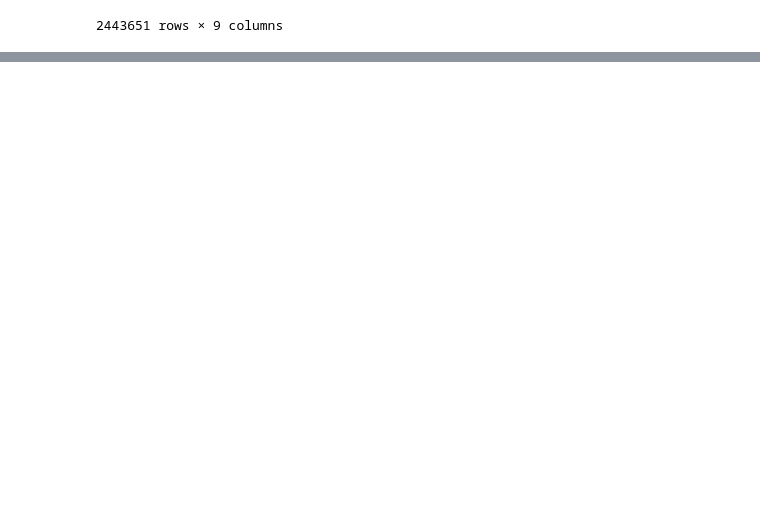
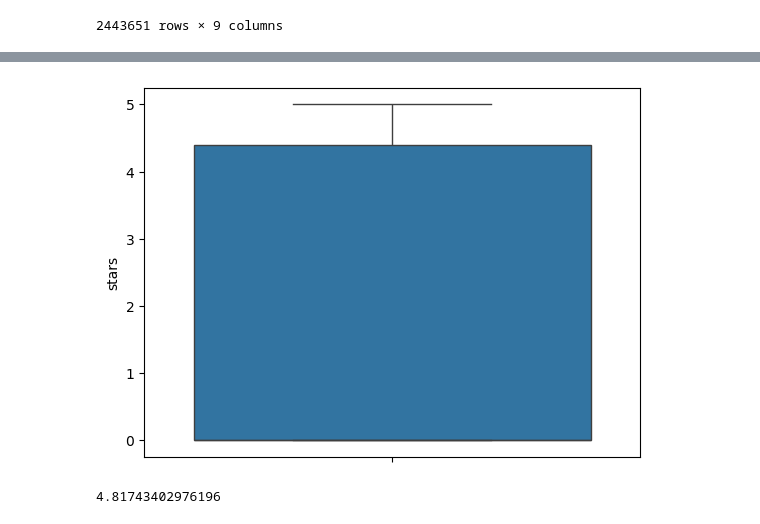
Before and after one commit to claudiasanchez07/lab-eda-univariate, a Jupyter notebook: univariate.ipynb, the cells around one changed output, grey strips where cells are left out. Drawn from its saved outputs; the diff is of its cells as text; code cells hidden in the pictures; blank space fills up the shorter version.

```diff
--- a/univariate.ipynb
+++ b/univariate.ipynb
@@ -119,0 +95,9 @@ kpi_summary
+# %%
+sns.boxplot(data=df['stars'])
+plt.show()
+# %% [output]
+[figure, added]
+# %%
+df['stars'].var()
+# %% [output]
+4.81743402976196
```
Also changed, not shown: parts of 18 cells of this notebook.
